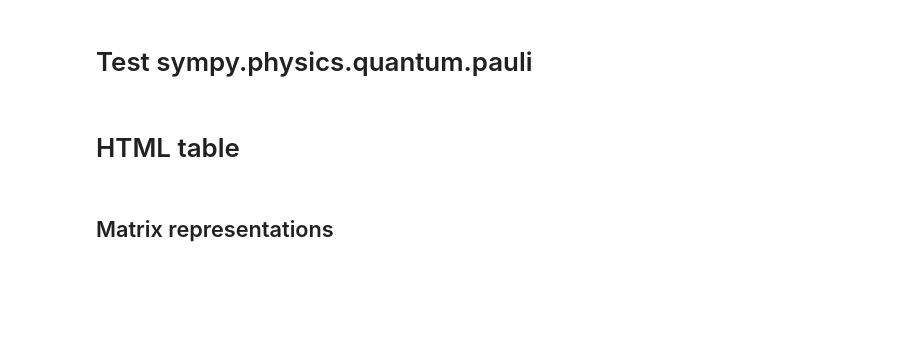
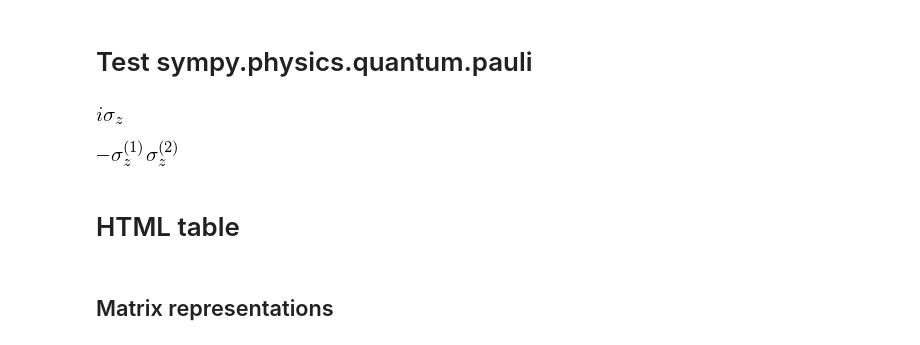
Before and after one commit to jrjohansson/sympsi-notebooks, a Jupyter notebook: sympy-quantum-pauli.ipynb, the cells around one changed output. Drawn from its saved outputs; the diff is of its cells as text; code cells hidden in the pictures; blank space fills up the shorter version.

```diff
--- a/sympy-quantum-pauli.ipynb
+++ b/sympy-quantum-pauli.ipynb
@@ -15,3 +21,11 @@ s_ops = sx, sy, sz, sp, sm = SigmaX(), SigmaY(), SigmaZ(), SigmaPlus(), SigmaMin
+# %%
+qsimplify_pauli(sx * sy)
+# %% [output]
+[figure, added]
+# %%
+qsimplify_pauli(sx1 * sy1 * sx2 * sy2)
+# %% [output]
+[figure, added]
 # %% [markdown]
 # HTML table
 # %%
```
Also changed, not shown: parts of 17 cells of this notebook, 10 other files.
